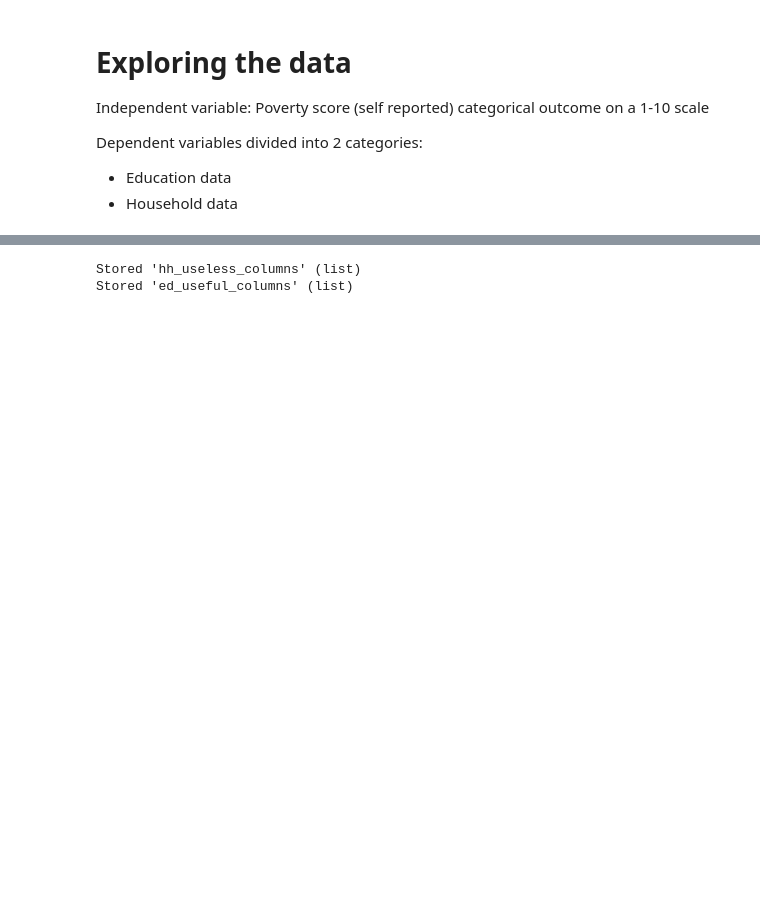
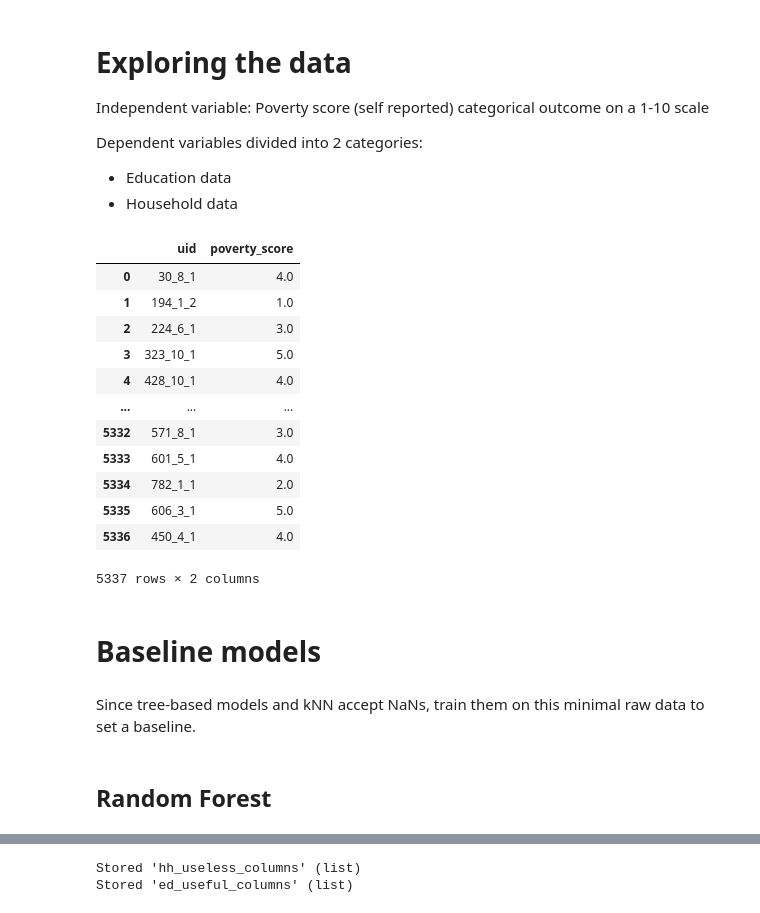
Before and after one commit to jbellogo/Classification, a Jupyter notebook: Explorations.ipynb, the cells around one changed output, grey strips where cells are left out. Drawn from its saved outputs; the diff is of its cells as text; code cells hidden in the pictures; blank space fills up the shorter version.

Commit message:
baseline models Random Forest & GradBoost

```diff
--- a/Explorations.ipynb
+++ b/Explorations.ipynb
@@ -13,3 +17,37 @@ import matplotlib.pyplot as plt
 # %%
-df = pd.read_csv('X_TRAIN.csv')
+# Minimal preprocessing
+
+ed = pd.read_csv('./data/train_data/ed_train_raw.csv') # education DataFrame
+hh = pd.read_csv('./data/train_data/hh_train_raw.csv') # household DataFrame
+poverty = pd.read_csv('./data/train_data/poverty_train_raw.csv') # poverty/labels
+
+
+def preprocess_df(df, suffix:str):
+    ## merge first three columns into psu_hh_idcode identifier
+    uids = df['psu'].astype(str) + "_"  + df['hh'].astype(str) + "_" + df['idcode'].astype(str)
+    # delete the three columns
+    df = df.drop(columns=['psu', 'hh', 'idcode'])
+
+    ## Capitalize all Q's in column name prefixes. Add ED or HH prefix to identify variate group
+    df.columns = [suffix + "_" + col.capitalize() for col in df.columns]
+
+    # Insert uid as first column, lowercase, no prefix.
+    df.insert(0, 'uid', uids)
+
+    return df
+
+ed = preprocess_df(ed, 'ED')
+hh = preprocess_df(hh, 'HH')
+
+for i in range(1,11):
+    col = 'subjective_poverty_'+ str(i)
+    poverty.loc[poverty[col]==1, 'poverty_score'] = i
+
+poverty['uid'] = poverty['psu_hh_idcode']
+y = poverty[['uid', 'poverty_score']]
+
+ed = ed[ed['uid'].isin(poverty['uid'])]
+# ed = ed.merge(poverty[['uid', 'poverty_score']], on='uid', how='left')
+hh = hh[hh['uid'].isin(poverty['uid'])]
+# hh = hh.merge(poverty[['uid', 'poverty_score']], on='uid', how='left')
 # %%
@@ -16,0 +74,17 @@ plt.hist(df['poverty_score_y'])
+# %%
+# ed = ed.rename(columns={'ED_Q01': 'read'})
+y
+# %% [output]
+|  | uid | poverty_score |
+| 0 | 30_8_1 | 4.0 |
+| 1 | 194_1_2 | 1.0 |
+| 2 | 224_6_1 | 3.0 |
+| 3 | 323_10_1 | 5.0 |
+| 4 | 428_10_1 | 4.0 |
+| ... | ... | ... |
+| 5332 | 571_8_1 | 3.0 |
+| 5333 | 601_5_1 | 4.0 |
+| 5334 | 782_1_1 | 2.0 |
+| 5335 | 606_3_1 | 5.0 |
+| 5336 | 450_4_1 | 4.0 |
+5337 rows × 2 columns
@@ -16,0 +98,6 @@ plt.hist(df['poverty_score_y'])
+# %% [markdown]
+# Baseline models
+# %% [markdown]
+Since tree-based models and kNN accept NaNs, train them on this minimal raw data to set a baseline.
+# %% [markdown]
+## Random Forest
```
Also changed, not shown: parts of 13 cells of this notebook, 1 other file.
